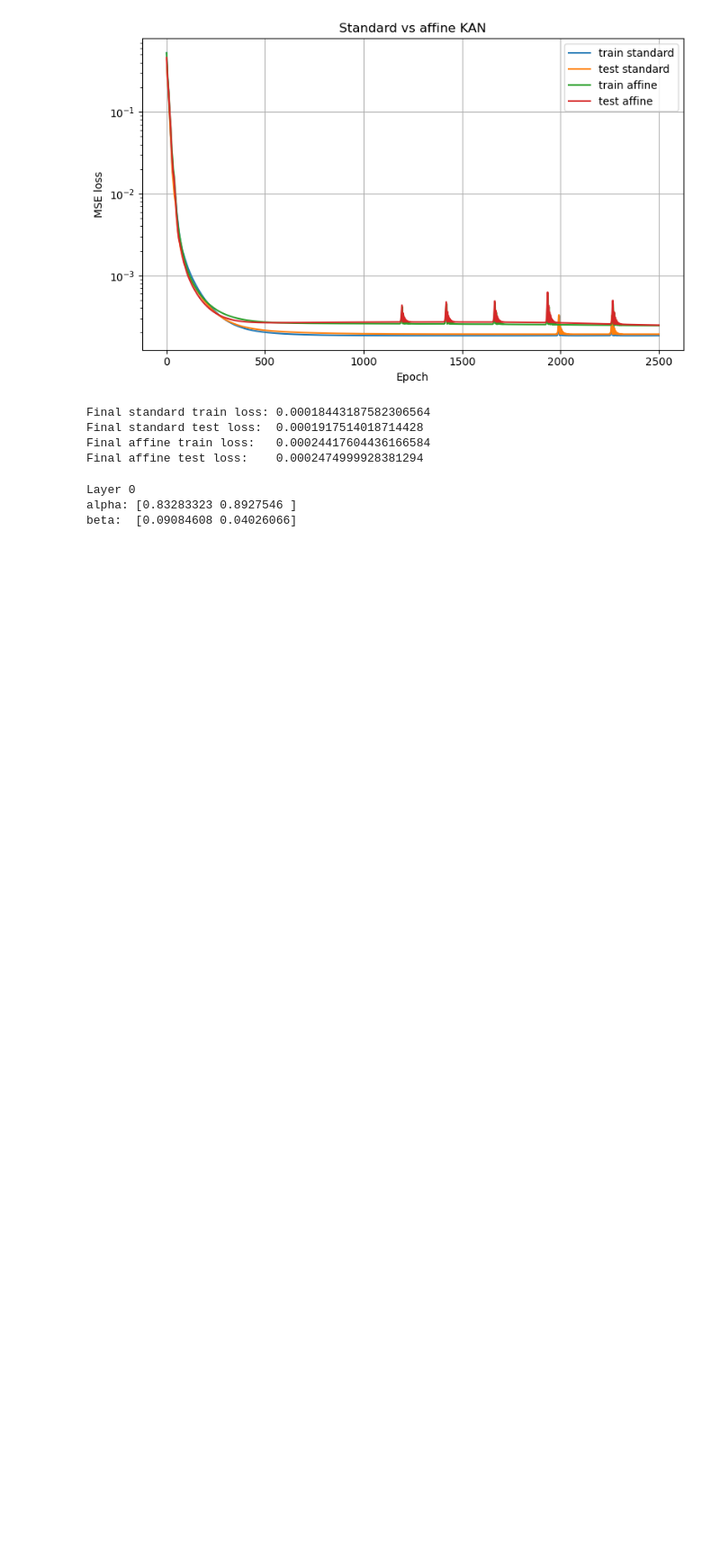
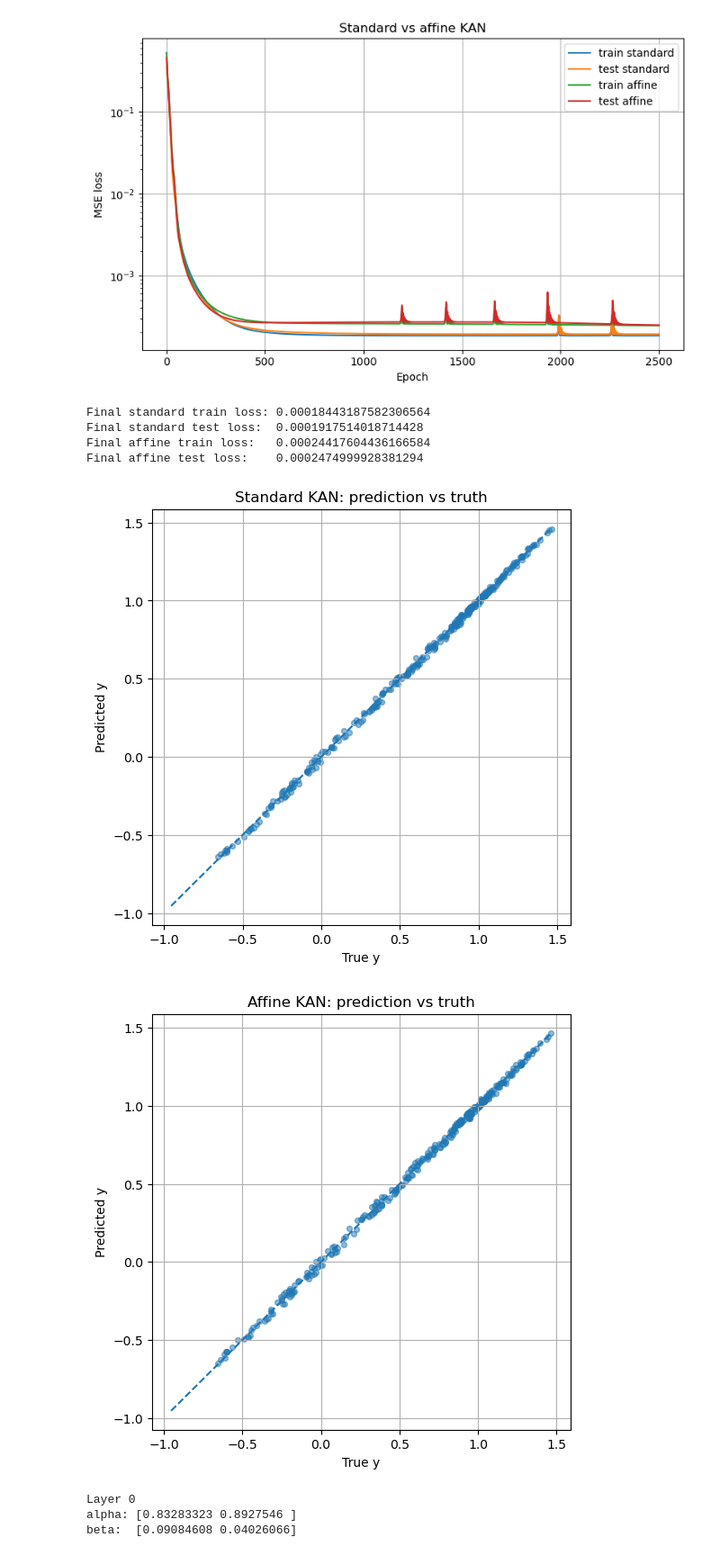
Before and after one commit to sofijaorlovic/photonic-KAN, a Jupyter notebook: smoke_test.ipynb, the cells around one changed output. Shown at 90% size. Cells and saved outputs as stored; diff of their text form; code cells hidden in the pictures; blank space fills up the shorter version.

Commit message:
added affine transformation layer and experiments

```diff
--- a/smoke_test.ipynb
+++ b/smoke_test.ipynb
@@ -741,6 +741,23 @@ Final standard train loss: 0.00018443187582306564
 Final standard test loss:  0.0001917514018714428
 Final affine train loss:   0.00024417604436166584
 Final affine test loss:    0.0002474999928381294
+# %%
+plot_predictions_vs_truth(
+    model_std,
+    x_test,
+    y_test,
+    title="Standard KAN: prediction vs truth"
+)
+
+plot_predictions_vs_truth(
+    model_aff,
+    x_test,
+    y_test,
+    title="Affine KAN: prediction vs truth"
+)
+# %% [output]
+[figure, added]
+[figure, added]
 # %%
 for layer_idx, layer in enumerate(model_aff.layers):
     if hasattr(layer, "get_alpha") and hasattr(layer, "get_beta"):
```
Also changed, not shown: parts of 2 cells of this notebook.
